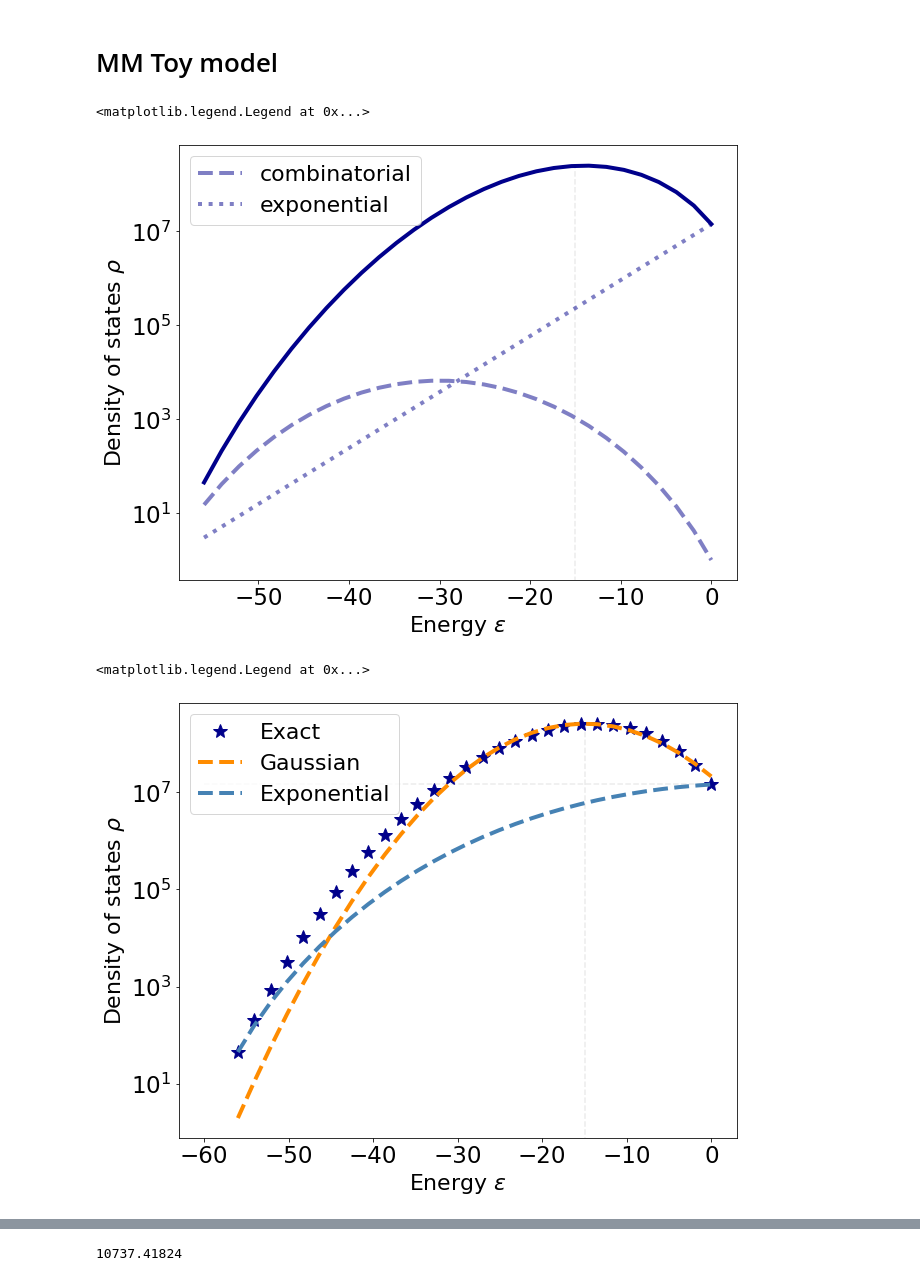
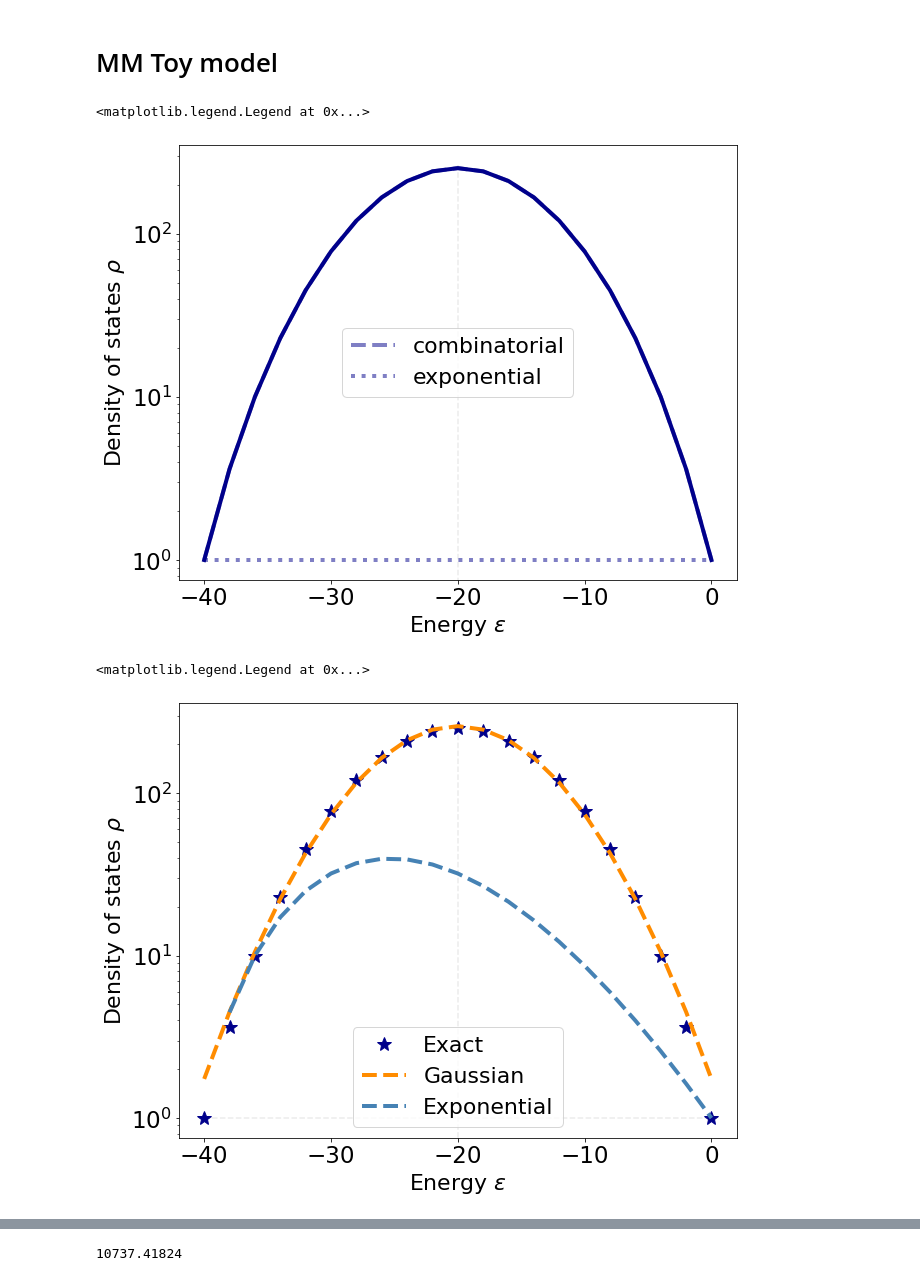
Before and after one commit to rmorantovar/Immune_System, a Jupyter notebook: Jupyter_Notebooks/5_Geometric_exponent.ipynb, the cells around one changed output, grey strips where cells are left out. Saved outputs shown, nothing was run; the diff lists cells and outputs as text; code cells hidden in the pictures.

Commit message:
working in geo exponent and changed the figure for complexity paper. Mac20

```diff
--- a/Jupyter_Notebooks/5_Geometric_exponent.ipynb
+++ b/Jupyter_Notebooks/5_Geometric_exponent.ipynb
@@ -36,24 +36,24 @@ print('%.2e'%(2**80),'%.2e'%(len(E)))
 # MM Toy model
 # %%
 fig, ax = plt.subplots(figsize = (10,8))
-L = 15 #Seq. lenght
-d = 4#Alphabet size
+L = 10 #Seq. lenght
+d = 2 #Alphabet size
 e0 = 4
-k = np.linspace(1, L, L*2);
+k = np.linspace(0, L, 2*L + 1 );
 ax.plot(e0*(k-L), sc.comb(L, k) , linewidth = 4 , label = 'combinatorial', color = 'darkblue', linestyle = '--', alpha = .5);
 ax.plot(e0*(k-L), (d-1)**k , linewidth = 4, label = 'exponential' , color = 'darkblue', linestyle = 'dotted', alpha = .5);
 ax.plot(e0*(k-L), sc.comb(L, k)*(d-1)**k , linewidth = 4 , color = 'darkblue', linestyle = '-');
 ax.vlines(-e0*L/d, ax.get_ylim()[0], ax.get_ylim()[1], linestyle = '--', alpha = .3, color = 'silver')
 
 
 ax.set_yscale('log');
 ax.set_xlabel('Energy $\epsilon$', fontsize = 22)
 ax.set_ylabel(r'Density of states $\rho$', fontsize = 22)
 ax.tick_params(labelsize = 23)
 ax.legend(loc = 0, fontsize = 22)
 # %% [output]
 <matplotlib.legend.Legend at 0x...>
-[figure, old version]
+[figure, new version]
 # %%
 fig, ax = plt.subplots(figsize = (10,8))
 
@@ -81,7 +81,7 @@ ax.tick_params(labelsize = 23)
 ax.legend(loc = 0, fontsize = 22)
 # %% [output]
 <matplotlib.legend.Legend at 0x...>
-[figure, old version]
+[figure, new version]
 # %%
 fig, ax = plt.subplots(figsize = (10,8))
 
```
Also changed, not shown: parts of 13 cells of this notebook, 10 other files.
